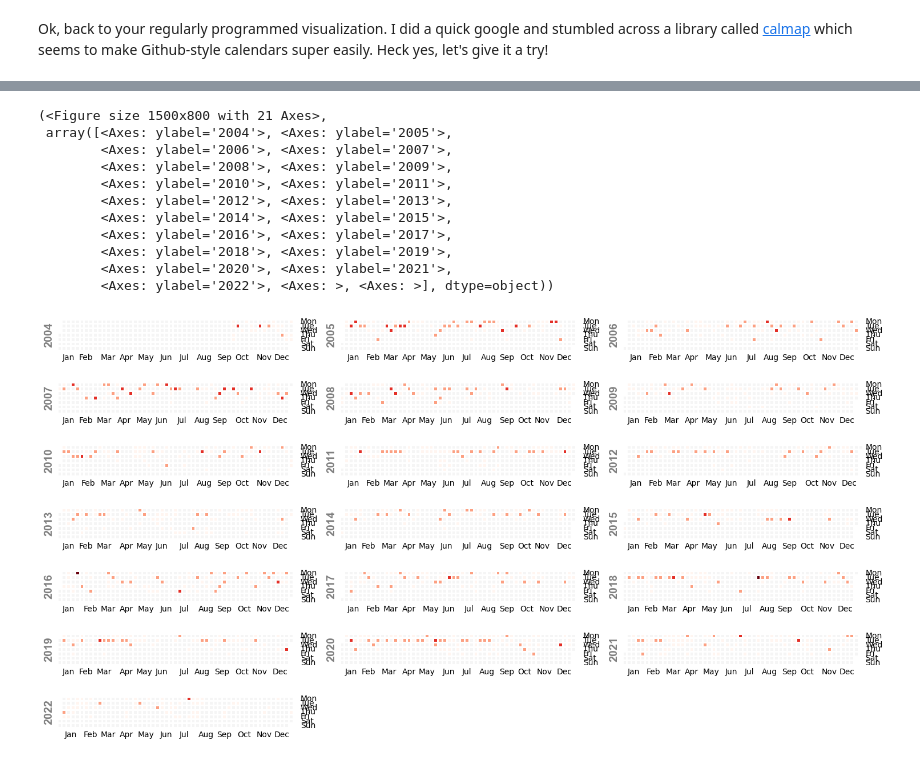
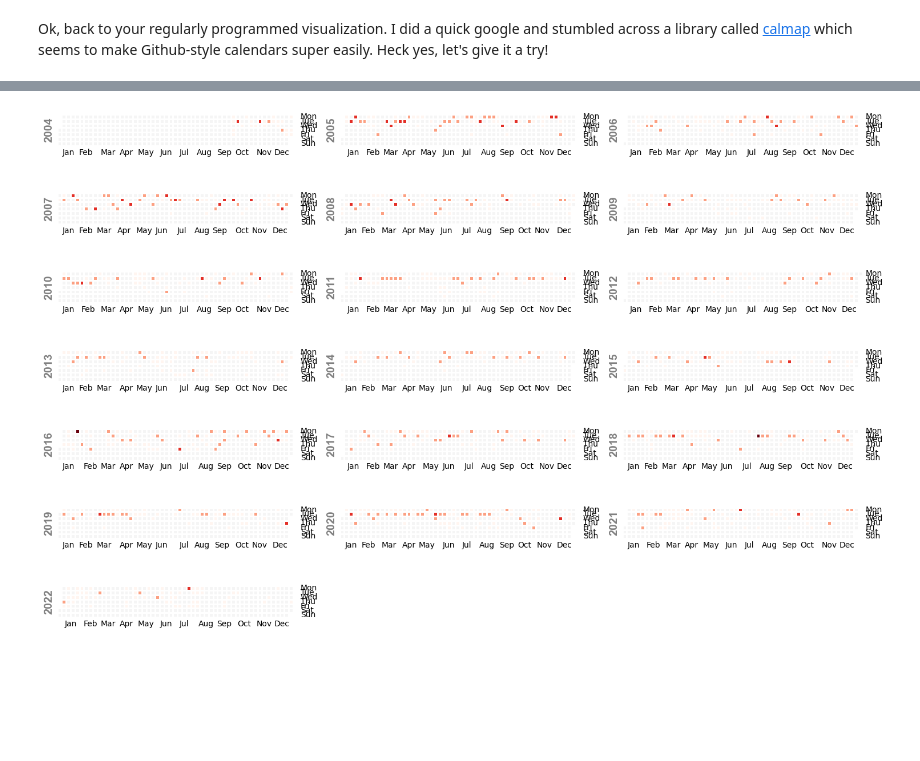
Before and after one commit to cduvallet/cduvallet.github.io, a Jupyter notebook: _drafts/netflix-dvd/2023-04-20-netflix-dvd-history.ipynb, the cells around one changed output, grey strips where cells are left out. Drawn from its saved outputs; the diff is of its cells as text; code cells hidden in the pictures; blank space fills up the shorter version.

```diff
--- a/_drafts/netflix-dvd/2023-04-20-netflix-dvd-history.ipynb
+++ b/_drafts/netflix-dvd/2023-04-20-netflix-dvd-history.ipynb
@@ -334,22 +322,11 @@ Length: 1208, dtype: int64
 # %%
-calmap.calendarplot(
+fig, ax = calmap.calendarplot(
     data=df.groupby('return_date').size(),
     vmin=0,
     ncols=3,
-    fig_kws={'figsize': (15, 8)},
+    fig_kws={'figsize': (15, 10)},
     yearlabel_kws={'fontsize': 14, 'color': 'gray'}
 )
 # %% [output]
-(<Figure size 1500x800 with 21 Axes>,
- array([<Axes: ylabel='2004'>, <Axes: ylabel='2005'>,
-        <Axes: ylabel='2006'>, <Axes: ylabel='2007'>,
-        <Axes: ylabel='2008'>, <Axes: ylabel='2009'>,
-        <Axes: ylabel='2010'>, <Axes: ylabel='2011'>,
-        <Axes: ylabel='2012'>, <Axes: ylabel='2013'>,
-        <Axes: ylabel='2014'>, <Axes: ylabel='2015'>,
-        <Axes: ylabel='2016'>, <Axes: ylabel='2017'>,
-        <Axes: ylabel='2018'>, <Axes: ylabel='2019'>,
-        <Axes: ylabel='2020'>, <Axes: ylabel='2021'>,
-        <Axes: ylabel='2022'>, <Axes: >, <Axes: >], dtype=object))
-[figure, old version]
+[figure, new version]
 # %% [markdown]
```
Also changed, not shown: parts of 14 cells of this notebook.
